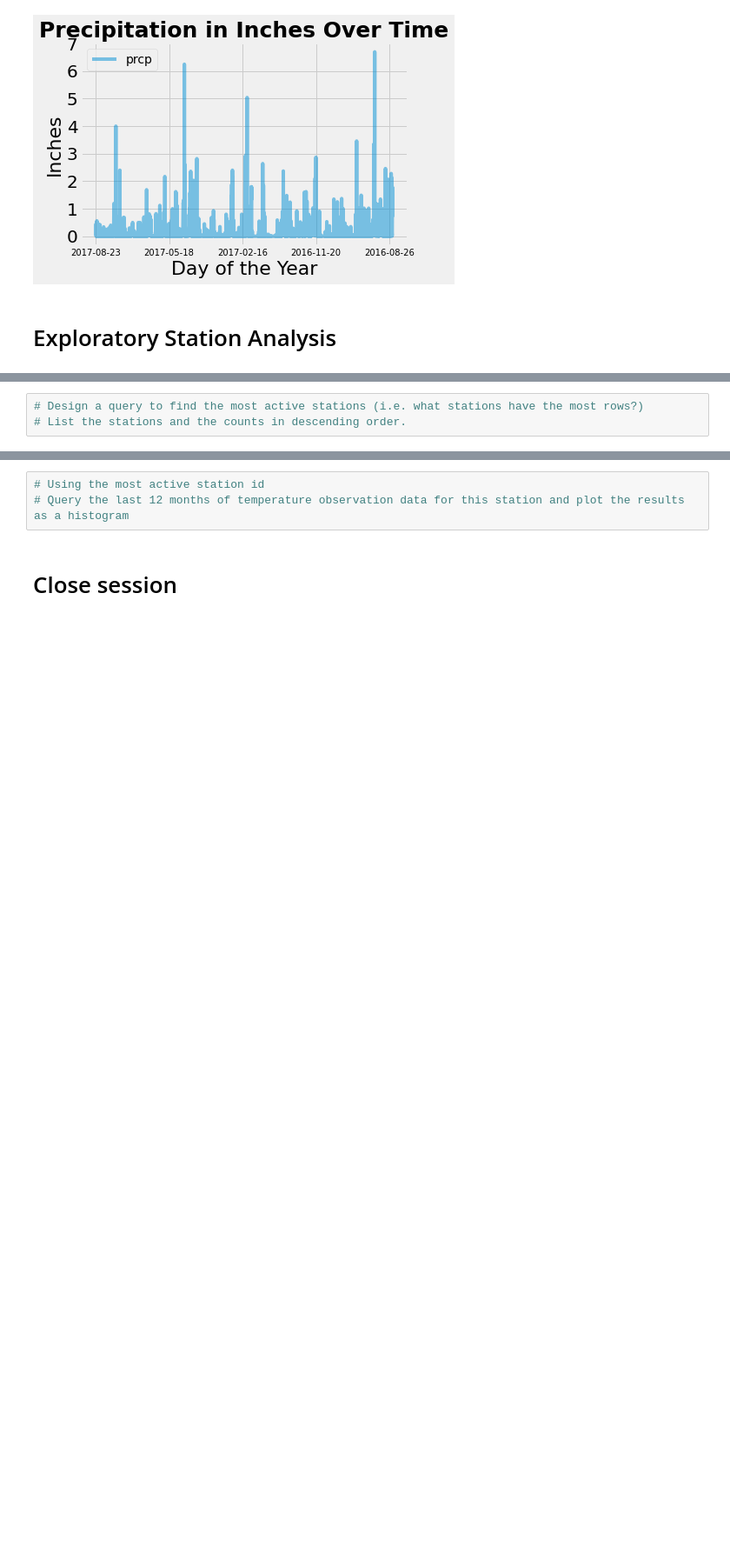
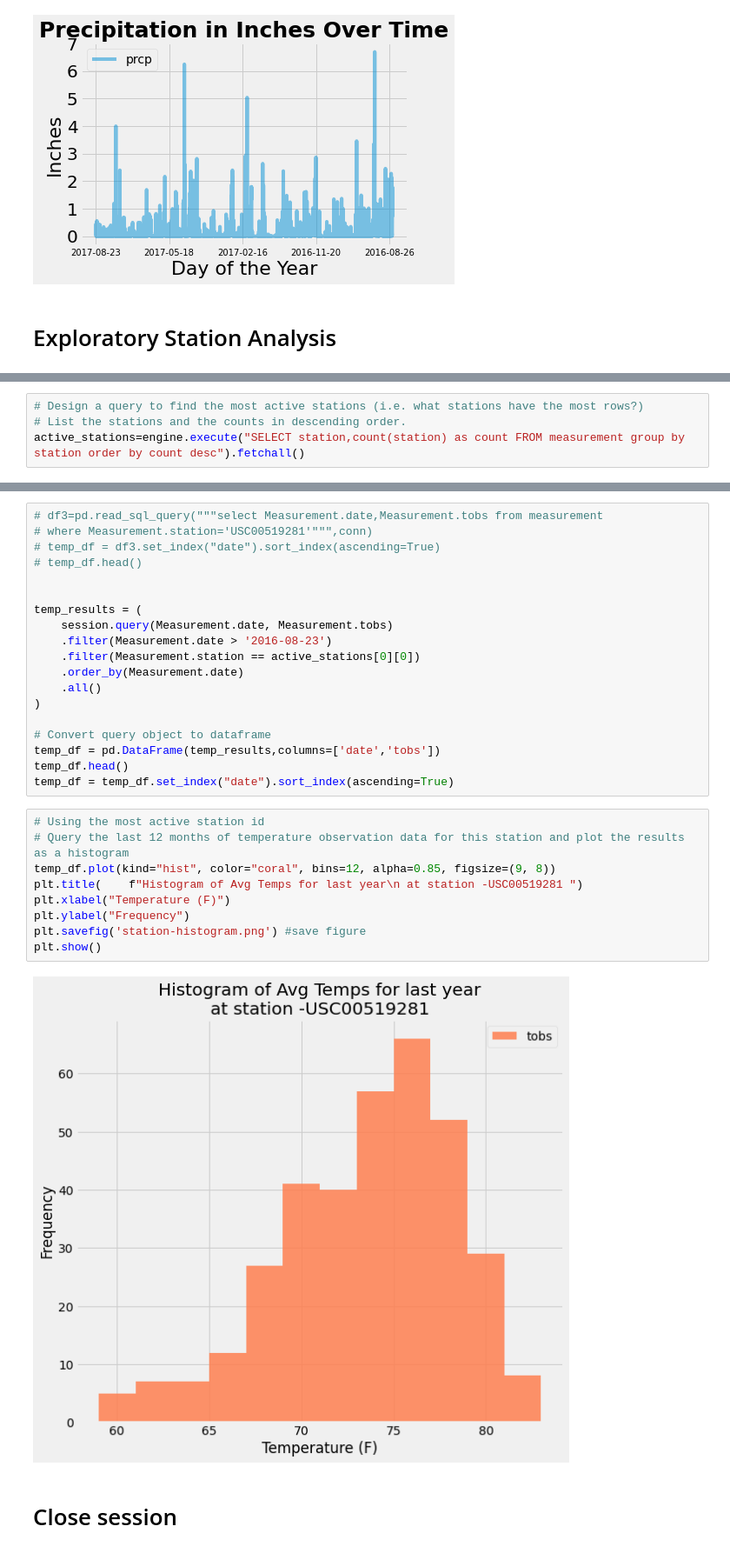
Before and after one commit to maheshsfd124/sqlalchemy-challenge, a Jupyter notebook: climate_starter.ipynb, the cells around one changed output, grey strips where cells are left out. Shown: that part at 87% size. Saved outputs shown, nothing was run; the diff lists cells and outputs as text; blank space fills up the shorter version.

Commit message:
station analysis

```diff
--- a/climate_starter.ipynb
+++ b/climate_starter.ipynb
@@ -120,5 +127,6 @@ plt.show()
 # %%
 # Design a query to find the most active stations (i.e. what stations have the most rows?)
 # List the stations and the counts in descending order.
+active_stations=engine.execute("SELECT station,count(station) as count FROM measurement group by station order by count desc").fetchall()
 # %%
 # Using the most active station id from the previous query, calculate the lowest, highest, and average temperature.
@@ -125,6 +141,33 @@ plt.show()
+# %%
+# df3=pd.read_sql_query("""select Measurement.date,Measurement.tobs from measurement
+# where Measurement.station='USC00519281'""",conn)
+# temp_df = df3.set_index("date").sort_index(ascending=True)
+# temp_df.head()
+
+
+temp_results = (
+    session.query(Measurement.date, Measurement.tobs)
+    .filter(Measurement.date > '2016-08-23')
+    .filter(Measurement.station == active_stations[0][0])
+    .order_by(Measurement.date)
+    .all()
+)
+
+# Convert query object to dataframe
+temp_df = pd.DataFrame(temp_results,columns=['date','tobs'])
+temp_df.head()
+temp_df = temp_df.set_index("date").sort_index(ascending=True)
 # %%
 # Using the most active station id
 # Query the last 12 months of temperature observation data for this station and plot the results as a histogram
+temp_df.plot(kind="hist", color="coral", bins=12, alpha=0.85, figsize=(9, 8))
+plt.title(    f"Histogram of Avg Temps for last year\n at station -USC00519281 ")
+plt.xlabel("Temperature (F)")
+plt.ylabel("Frequency")
+plt.savefig('station-histogram.png') #save figure
+plt.show()
+# %% [output]
+[figure, added]
 # %% [markdown]
 # Close session
 # %%
```
Also changed, not shown: parts of 3 cells of this notebook, 1 other file.
